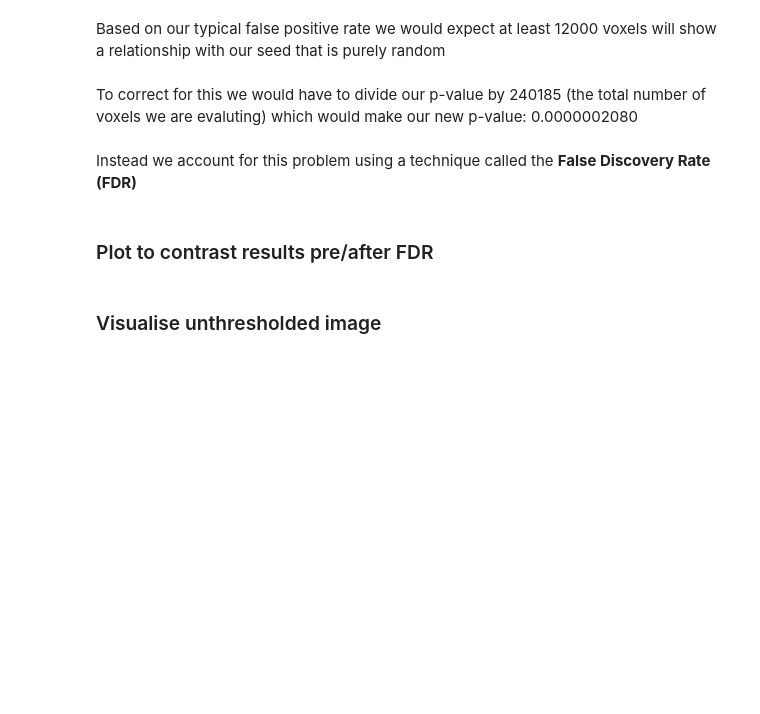
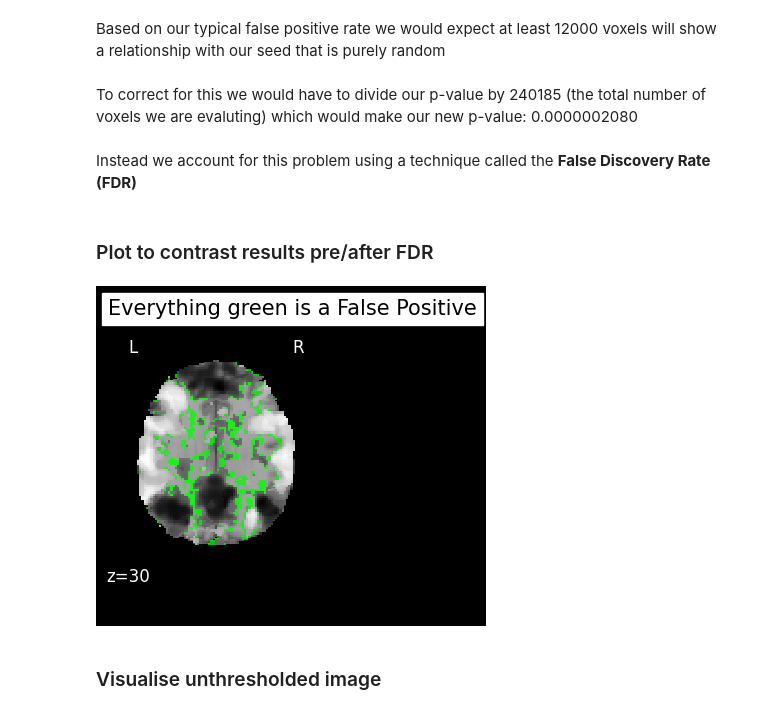
Before and after one commit to MataiMRI/intern_img_proc_workshop, a Jupyter notebook: intern_fmri_workshop.ipynb, the cells around one changed output. Saved outputs shown, nothing was run; the diff lists cells and outputs as text; code cells hidden in the pictures; blank space fills up the shorter version.

```diff
--- a/intern_fmri_workshop.ipynb
+++ b/intern_fmri_workshop.ipynb
@@ -332,12 +405,14 @@ seed_list = [auditory_L, auditory_R, motor]
 
 voxel_ts_array = np.empty((200, len(seed_list)))
 
+print(voxel_ts_array.shape)
+
 for i, seed in enumerate(seed_list):
     seed_mask = NiftiSpheresMasker(
         seed,
         radius=10,
         detrend=True,
-        standardize=True,
+        standardize="zscore_sample",
         low_pass=lp,
         high_pass=hp,
         t_r=rep_time,
@@ -346,8 +421,10 @@ for i, seed in enumerate(seed_list):
         verbose=0,
     )
 
-    voxel_ts_array[:, i] = seed_mask.fit_transform(
+    voxel_ts = seed_mask.fit_transform(
         func_file, confounds=confounds_matrix
     )
 
+    voxel_ts_array[:, i] = voxel_ts.reshape(200,)
+
 print(voxel_ts_array.shape)
@@ -383,7 +470,7 @@ atlas_plot = plotting.plot_prob_atlas(
 atlas_masker = NiftiMapsMasker(
     maps_img=network_nodes,
     smoothing_fwhm=fwhm,
-    standardize=True,
+    standardize="zscore_sample",
     detrend=True,
     low_pass=lp,
     high_pass=hp,
@@ -402,7 +489,7 @@ network_time_series = atlas_masker.fit_transform(func_file, confounds=confounds_
 brain_masker = NiftiMasker(
     smoothing_fwhm=fwhm,
     detrend=True,
-    standardize=True,
+    standardize="zscore_sample",
     low_pass=lp,
     high_pass=hp,
     t_r=rep_time,
@@ -470,12 +565,12 @@ Instead we account for this problem using a technique called the __False Discove
 fdr_alpha = 0.01  # False detection rate p-value threshold
 
 # calculate t statistics from network_to_voxel_correlations
-t_vals = (network_to_voxel_correlations * np.sqrt(epi_img.shape[3] - 2)) / np.sqrt(
+t_vals = (network_to_voxel_correlations * np.sqrt(n_vol - 2)) / np.sqrt(
     1 - network_to_voxel_correlations**2
 )
 
 # convert t statistics to p values
-p_vals = stats.t.sf(np.abs(t_vals), df=epi_img.shape[3] - 2) * 2
+p_vals = stats.t.sf(np.abs(t_vals), df=n_vol - 2) * 2
 
 # implement mne library fdr_correction
 reject_fdr, pval_fdr = fdr_correction(p_vals, alpha=fdr_alpha, method="indep")
@@ -489,21 +584,23 @@ network_to_voxel_correlations_corrected_img = brain_masker.inverse_transform(
 # %% [markdown]
 ### Plot to contrast results pre/after FDR
 # %%
-display = plotting.plot_stat_map(
+img = plotting.plot_stat_map(
     network_to_voxel_correlations_img,
     threshold=0.1,
     cut_coords=[30],
     display_mode="z",
     vmax=1,
     title="Everything green is a False Positive",
     cmap="green_transparent",
     colorbar=False,
     black_bg=True,
 )
 
-display.add_overlay(
+img.add_overlay(
     network_to_voxel_correlations_corrected_img, threshold=0.1, cmap="binary"
 )
+# %% [output]
+[figure, added]
 # %% [markdown]
 ### Visualise unthresholded image
 # %%
```
Also changed, not shown: parts of 23 cells of this notebook, 1 other file.
